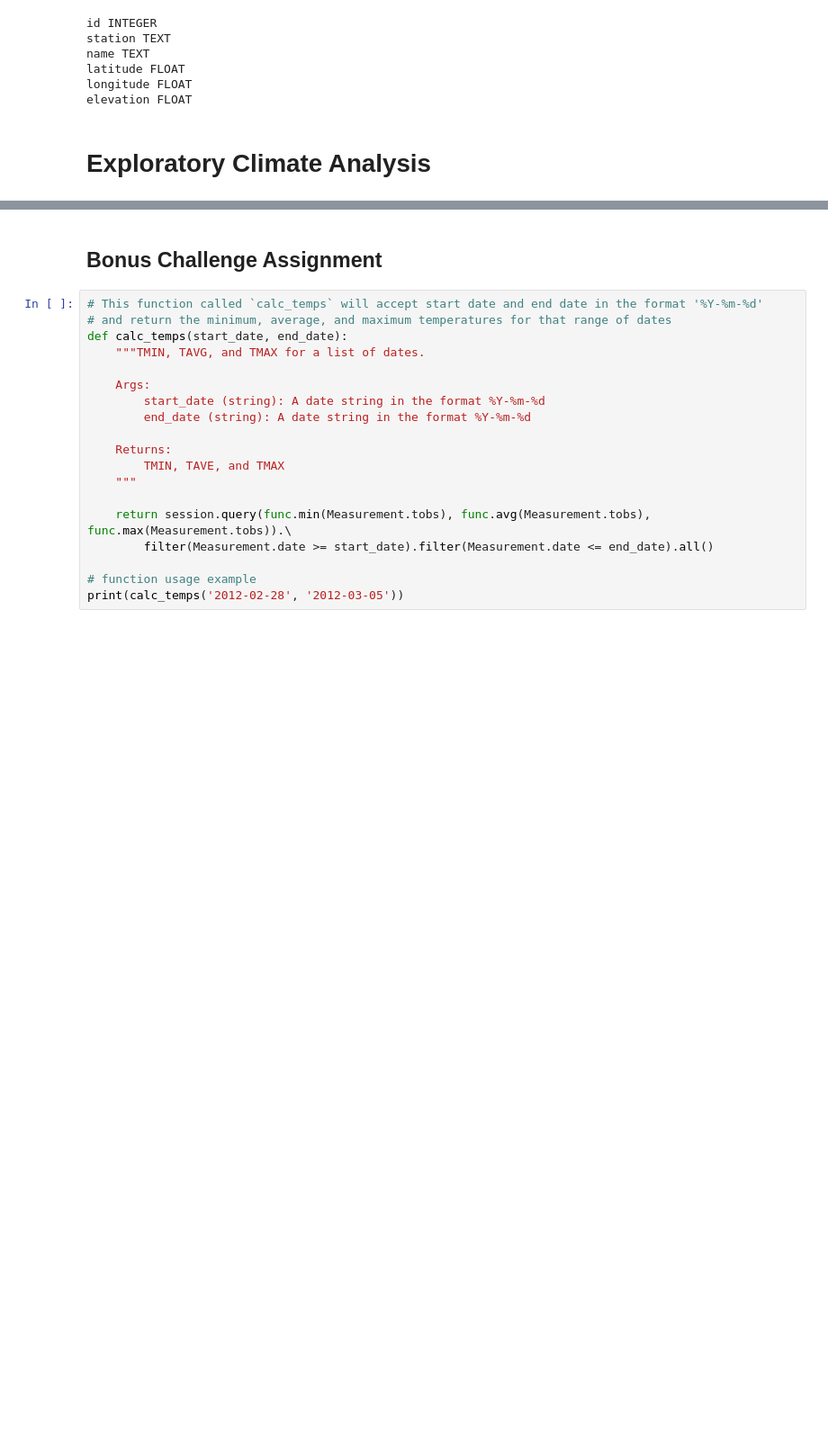
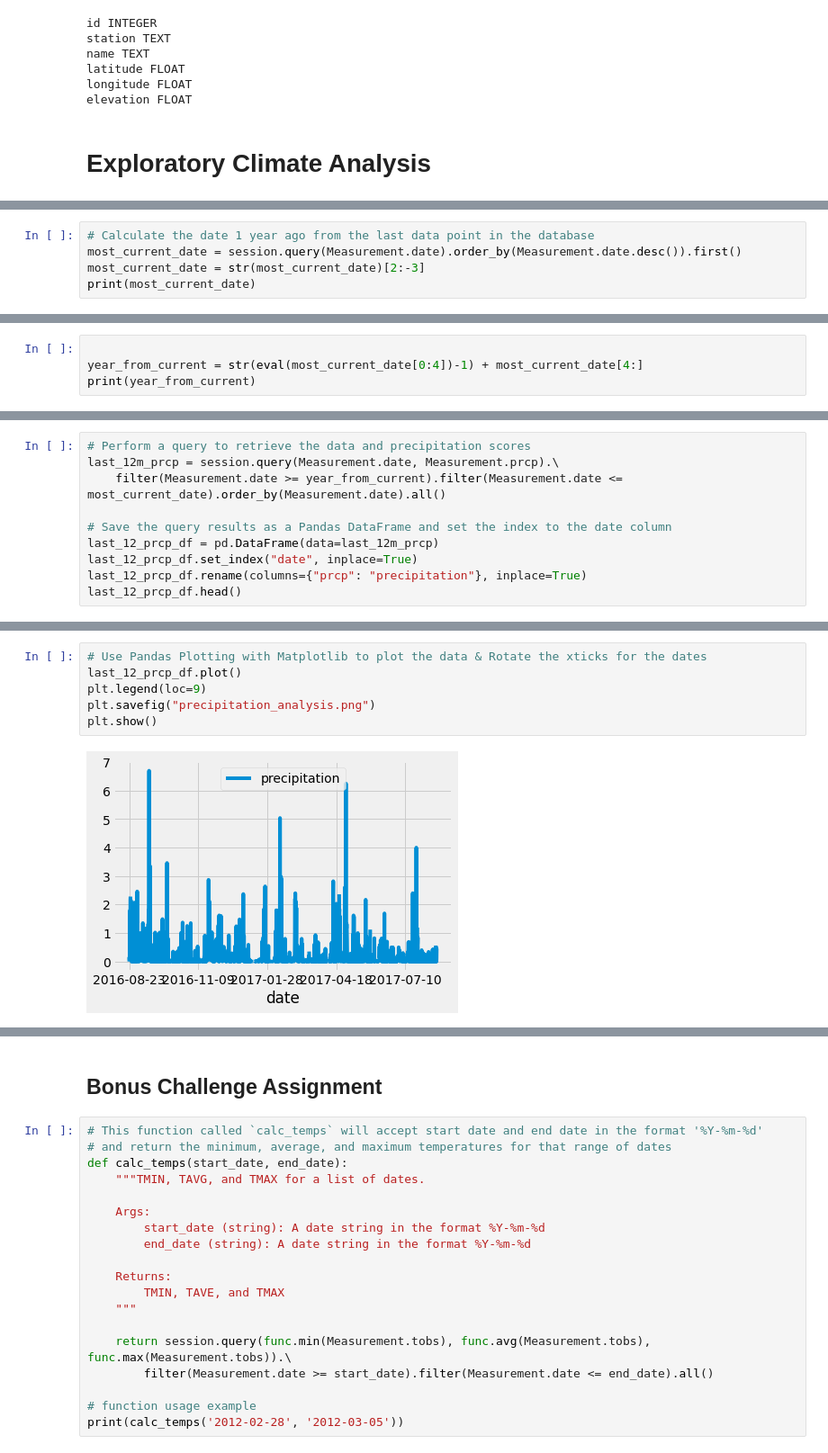
Before and after one commit to stepheng123/sqlalchemy-challenge, a Jupyter notebook: climate_starter.ipynb, the cells around one changed output, grey strips where cells are left out. Shown at 90% size. Saved outputs shown, nothing was run; the diff lists cells and outputs as text; blank space fills up the shorter version.

```diff
--- a/climate_starter.ipynb
+++ b/climate_starter.ipynb
@@ -83,0 +68,5 @@ NameError: name 'measurement' is not defined
+# %%
+# Calculate the date 1 year ago from the last data point in the database
+most_current_date = session.query(Measurement.date).order_by(Measurement.date.desc()).first()
+most_current_date = str(most_current_date)[2:-3]
+print(most_current_date)
@@ -83,0 +75,4 @@ NameError: name 'measurement' is not defined
+# %%
+
+year_from_current = str(eval(most_current_date[0:4])-1) + most_current_date[4:]
+print(year_from_current)
@@ -83,0 +81,10 @@ NameError: name 'measurement' is not defined
+# %%
+# Perform a query to retrieve the data and precipitation scores
+last_12m_prcp = session.query(Measurement.date, Measurement.prcp).\
+    filter(Measurement.date >= year_from_current).filter(Measurement.date <= most_current_date).order_by(Measurement.date).all()
+
+# Save the query results as a Pandas DataFrame and set the index to the date column
+last_12_prcp_df = pd.DataFrame(data=last_12m_prcp)
+last_12_prcp_df.set_index("date", inplace=True)
+last_12_prcp_df.rename(columns={"prcp": "precipitation"}, inplace=True)
+last_12_prcp_df.head()
@@ -84,2 +99,10 @@ NameError: name 'measurement' is not defined
+# %%
+# Use Pandas Plotting with Matplotlib to plot the data & Rotate the xticks for the dates
+last_12_prcp_df.plot()
+plt.legend(loc=9)
+plt.savefig("precipitation_analysis.png")
+plt.show()
+# %% [output]
+[figure, added]
 # %%
 # Use Pandas to calcualte the summary statistics for the precipitation data
```
Also changed, not shown: parts of 11 cells of this notebook, 13 other files.
